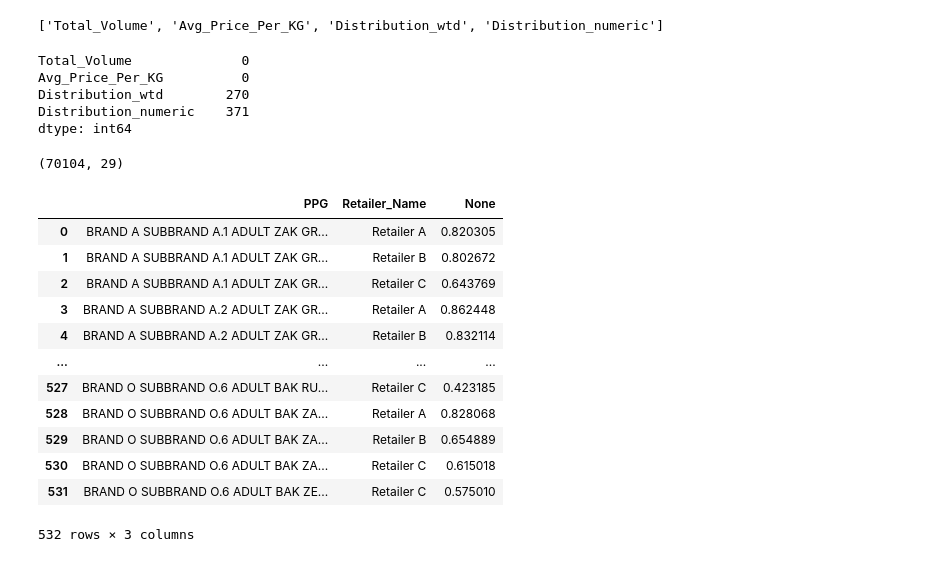
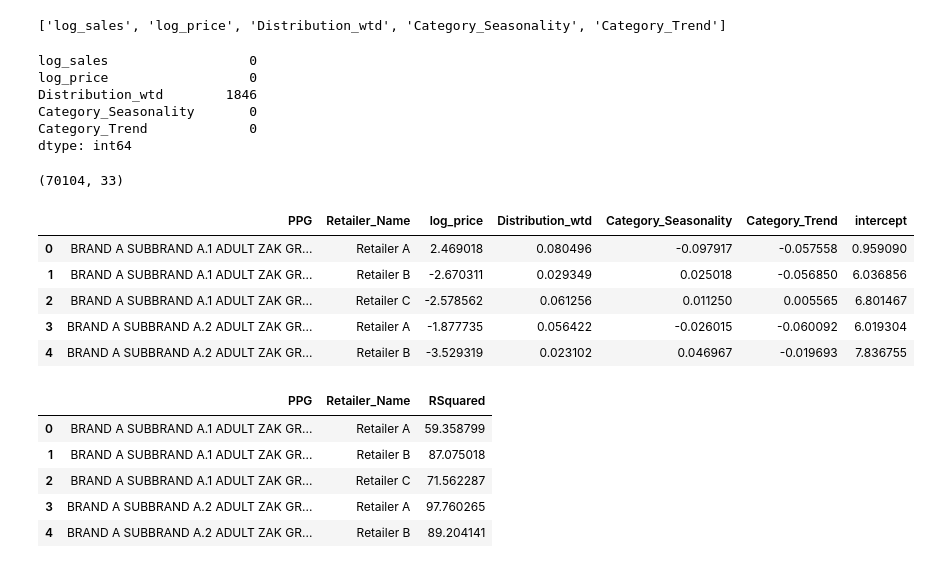
Before and after one commit to syedmisbah/cpg-analysis, a Jupyter notebook: notebooks/2_model.ipynb, the cells around one changed output. Drawn from its saved outputs; the diff is of its cells as text; code cells hidden in the pictures.

```diff
--- a/notebooks/2_model.ipynb
+++ b/notebooks/2_model.ipynb
@@ -4,4 +9,4 @@ import pandas as pd
 # %%
-df_rolled = pd.read_parquet("../data/processed/df_preprocessed.parquet")
+df_rolled = pd.read_parquet("../data/output/df_model.parquet")
 df_rolled.shape
 # %% [output]
@@ -14,17 +27,22 @@ print(df_rolled.shape)
 # %%
 model_levels = ["PPG","Retailer_Name"]
+# %%
+#Log of price and sales to  build log-log model
+df_rolled['log_sales'] = np.log(df_rolled['Total_Volume'])
+df_rolled['log_price'] = np.log(df_rolled['Avg_Price_Per_KG'])
 # %%
-var_dep = 'Total_Volume'
-vars_ind = ['Avg_Price_Per_KG','Distribution_wtd','Distribution_numeric']
+var_dep = 'log_sales'
+vars_ind = ['log_price','Distribution_wtd','Category_Seasonality','Category_Trend']
 vars_all = [var_dep] + vars_ind
 print(vars_all)
 
 df_rolled[vars_all].isnull().sum()
 # %% [output]
-['Total_Volume', 'Avg_Price_Per_KG', 'Distribution_wtd', 'Distribution_numeric']
+['log_sales', 'log_price', 'Distribution_wtd', 'Category_Seasonality', 'Category_Trend']
-Total_Volume              0
-Avg_Price_Per_KG          0
-Distribution_wtd        270
-Distribution_numeric    371
+log_sales                  0
+log_price                  0
+Distribution_wtd        1846
+Category_Seasonality       0
+Category_Trend             0
 dtype: int64
 # %%
@@ -35,27 +54,40 @@ df_rolled = df_rolled.loc[~df_rolled['Distribution_numeric'].isna()]
 df_rolled = df_rolled.loc[~df_rolled['Distribution_wtd'].isna()]
 df_rolled.shape
 # %% [output]
-(70104, 29)
+(70104, 33)
 # %%
 def regress(data, yvar, xvars):
     Y = data[yvar]
     X = data[xvars]
     X['intercept'] = 1.
     result = sm.OLS(Y, X).fit()
-    return result.rsquared
+    return result.params
+
+results_summary_coeffs = df_rolled.groupby(model_levels,as_index=False).apply(regress, var_dep, vars_ind)
+results_summary_coeffs.head()
+# %% [output]
+|  | PPG | Retailer_Name | log_price | Distribution_wtd | Category_Seasonality | Category_Trend | intercept |
+| 0 | BRAND A SUBBRAND A.1 ADULT ZAK GR... | Retailer A | 2.469018 | 0.080496 | -0.097917 | -0.057558 | 0.959090 |
+| 1 | BRAND A SUBBRAND A.1 ADULT ZAK GR... | Retailer B | -2.670311 | 0.029349 | 0.025018 | -0.056850 | 6.036856 |
+| 2 | BRAND A SUBBRAND A.1 ADULT ZAK GR... | Retailer C | -2.578562 | 0.061256 | 0.011250 | 0.005565 | 6.801467 |
+| 3 | BRAND A SUBBRAND A.2 ADULT ZAK GR... | Retailer A | -1.877735 | 0.056422 | -0.026015 | -0.060092 | 6.019304 |
+| 4 | BRAND A SUBBRAND A.2 ADULT ZAK GR... | Retailer B | -3.529319 | 0.023102 | 0.046967 | -0.019693 | 7.836755 |
-# %%
-df_rolled.groupby(model_levels,as_index=False).apply(regress, var_dep, vars_ind)
-# %% [output]
-|  | PPG | Retailer_Name | None |
-| 0 | BRAND A SUBBRAND A.1 ADULT ZAK GR... | Retailer A | 0.820305 |
-| 1 | BRAND A SUBBRAND A.1 ADULT ZAK GR... | Retailer B | 0.802672 |
-| 2 | BRAND A SUBBRAND A.1 ADULT ZAK GR... | Retailer C | 0.643769 |
-| 3 | BRAND A SUBBRAND A.2 ADULT ZAK GR... | Retailer A | 0.862448 |
-| 4 | BRAND A SUBBRAND A.2 ADULT ZAK GR... | Retailer B | 0.832114 |
-| ... | ... | ... | ... |
-| 527 | BRAND O SUBBRAND O.6 ADULT BAK RU... | Retailer C | 0.423185 |
-| 528 | BRAND O SUBBRAND O.6 ADULT BAK ZA... | Retailer A | 0.828068 |
-| 529 | BRAND O SUBBRAND O.6 ADULT BAK ZA... | Retailer B | 0.654889 |
-| 530 | BRAND O SUBBRAND O.6 ADULT BAK ZA... | Retailer C | 0.615018 |
-| 531 | BRAND O SUBBRAND O.6 ADULT BAK ZE... | Retailer C | 0.575010 |
-532 rows × 3 columns
+# %%
+def regress(data, yvar, xvars):
+    Y = data[yvar]
+    X = data[xvars]
+    X['intercept'] = 1.
+    result = sm.OLS(Y, X).fit()
+    return result.rsquared
+
+results_summary_score = df_rolled.groupby(model_levels,as_index=False).apply(regress, var_dep, vars_ind)
+results_summary_score.columns = ['PPG','Retailer_Name','RSquared']
+results_summary_score.RSquared = results_summary_score.RSquared*100
+results_summary_score.head()
+# %% [output]
+|  | PPG | Retailer_Name | RSquared |
+| 0 | BRAND A SUBBRAND A.1 ADULT ZAK GR... | Retailer A | 59.358799 |
+| 1 | BRAND A SUBBRAND A.1 ADULT ZAK GR... | Retailer B | 87.075018 |
+| 2 | BRAND A SUBBRAND A.1 ADULT ZAK GR... | Retailer C | 71.562287 |
+| 3 | BRAND A SUBBRAND A.2 ADULT ZAK GR... | Retailer A | 97.760265 |
+| 4 | BRAND A SUBBRAND A.2 ADULT ZAK GR... | Retailer B | 89.204141 |
```
Also changed, not shown: parts of 25 cells of this notebook, 15 other files.
